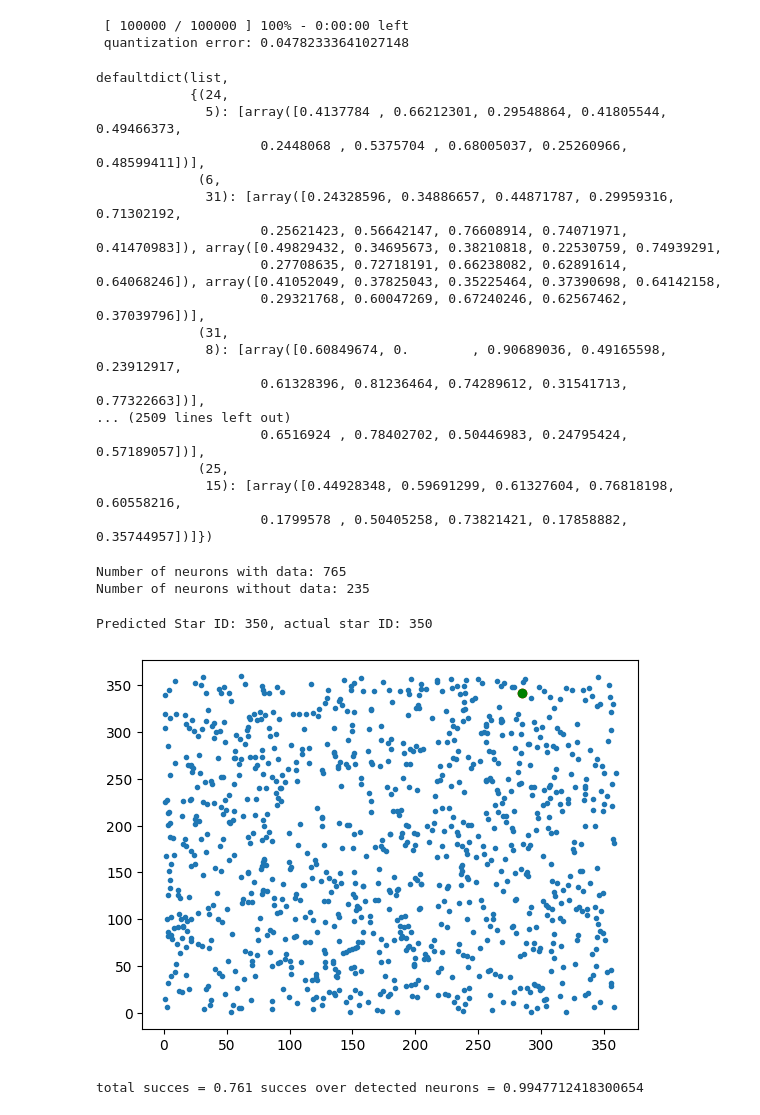
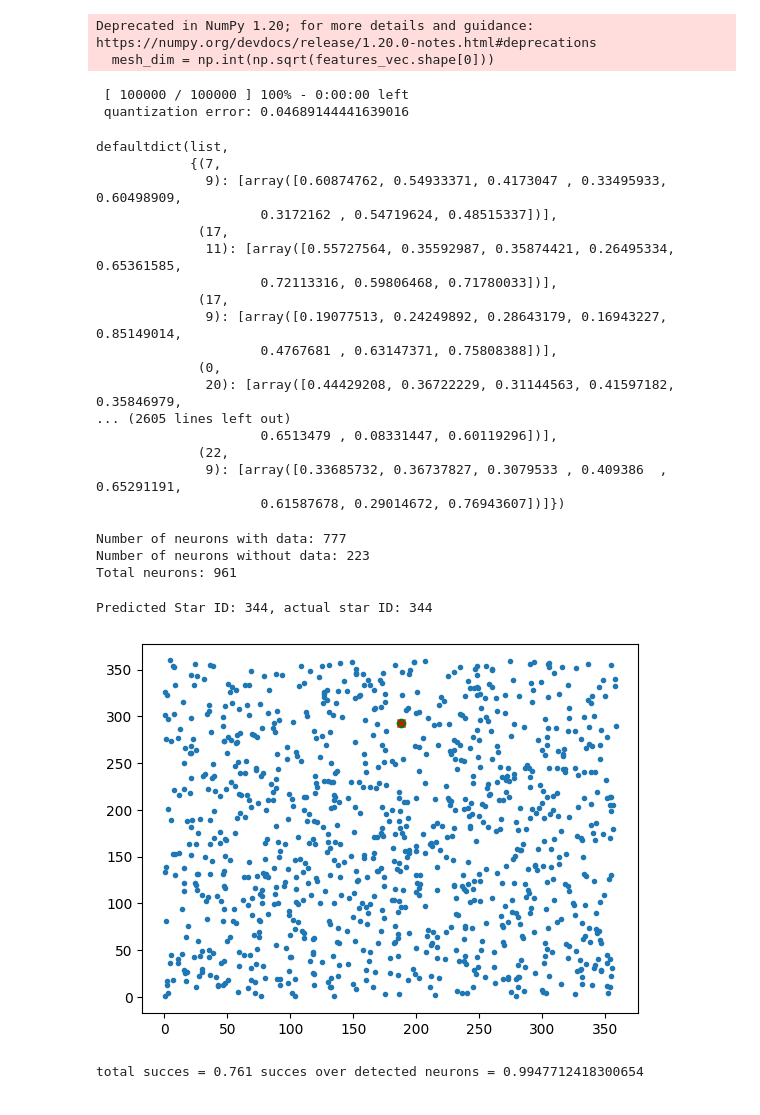
Before and after one commit to I-Zuniga/Event_Star_tracker, a Jupyter notebook: src/test.ipynb, the cells around one changed output. Drawn from its saved outputs; the diff is of its cells as text; code cells hidden in the pictures.

```diff
--- a/src/test.ipynb
+++ b/src/test.ipynb
@@ -66,8 +66,8 @@ for i in range(len(stars_data)):
 
         # Iter neighbor features
         # features = [ x2-x3, y2-y3, x2-x4, y2-y4, ..., x_m-x_n, y_m-y_n]
-        for k in range(1,n_of_neighbor+1-j):
-            features.append()
+        # for k in range(1,n_of_neighbor+1-j):
+        #     features.append()
 
 
     print("Number of features: ",len(features))
@@ -103,9 +103,9 @@ star_features_normalized = (star_features - star_features.min(axis=0)) / (star_f
 # Define the SOM parameters
 
 # Must be more neurons that points -> sqrt of data size to set the mesh: data < som_rows * som_cols
-mesh_dim = np.int8(np.sqrt(features_vec.shape[0]))
+mesh_dim = np.int(np.sqrt(features_vec.shape[0]))
 
-som_rows = mesh_dim + 1
+som_rows = mesh_dim
 som_columns = mesh_dim
 input_len = star_features.shape[1]
 
@@ -119,29 +119,31 @@ som.train_random(data=star_features_normalized, num_iteration=100000, verbose= T
 # Create a dictionary to store the star ID for each grid position
 star_ids = {tuple(map(int, pos)): star_id for pos, star_id in zip(som.win_map(star_features_normalized), range(1, len(star_features_normalized+1) ))}
 # %% [output]
- [ 100000 / 100000 ] 100% - 0:00:00 left
- quantization error: 0.04782333641027148
+Deprecated in NumPy 1.20; for more details and guidance: https://numpy.org/devdocs/release/1.20.0-notes.html#deprecations
+  mesh_dim = np.int(np.sqrt(features_vec.shape[0]))
+ [ 100000 / 100000 ] 100% - 0:00:00 left
+ quantization error: 0.04689144441639016
 # %%
 # Check which features correspond to which neurons
 som.win_map(star_features_normalized)
 # %% [output]
 defaultdict(list,
-            {(24,
-              5): [array([0.4137784 , 0.66212301, 0.29548864, 0.41805544, 0.49466373,
-                     0.2448068 , 0.5375704 , 0.68005037, 0.25260966, 0.48599411])],
-             (6,
-              31): [array([0.24328596, 0.34886657, 0.44871787, 0.29959316, 0.71302192,
-                     0.25621423, 0.56642147, 0.76608914, 0.74071971, 0.41470983]), array([0.49829432, 0.34695673, 0.38210818, 0.22530759, 0.74939291,
-                     0.27708635, 0.72718191, 0.66238082, 0.62891614, 0.64068246]), array([0.41052049, 0.37825043, 0.35225464, 0.37390698, 0.64142158,
-                     0.29321768, 0.60047269, 0.67240246, 0.62567462, 0.37039796])],
-             (31,
-              8): [array([0.60849674, 0.        , 0.90689036, 0.49165598, 0.23912917,
-                     0.61328396, 0.81236464, 0.74289612, 0.31541713, 0.77322663])],
-... (2509 lines left out)
-                     0.6516924 , 0.78402702, 0.50446983, 0.24795424, 0.57189057])],
-             (25,
-              15): [array([0.44928348, 0.59691299, 0.61327604, 0.76818198, 0.60558216,
-                     0.1799578 , 0.50405258, 0.73821421, 0.17858882, 0.35744957])]})
+            {(7,
+              9): [array([0.60874762, 0.54933371, 0.4173047 , 0.33495933, 0.60498909,
+                     0.3172162 , 0.54719624, 0.48515337])],
+             (17,
+              11): [array([0.55727564, 0.35592987, 0.35874421, 0.26495334, 0.65361585,
+                     0.72113316, 0.59806468, 0.71780033])],
+             (17,
+              9): [array([0.19077513, 0.24249892, 0.28643179, 0.16943227, 0.85149014,
+                     0.4767681 , 0.63147371, 0.75808388])],
+             (0,
+              20): [array([0.44429208, 0.36722229, 0.31144563, 0.41597182, 0.35846979,
+... (2605 lines left out)
+                     0.6513479 , 0.08331447, 0.60119296])],
+             (22,
+              9): [array([0.33685732, 0.36737827, 0.3079533 , 0.409386  , 0.65291191,
+                     0.61587678, 0.29014672, 0.76943607])]})
 # %%
 # Check that neurons correspond to a star, the rest of the neurons don't have any star ID set,
 #  this also imply that there are some neurons with more than one star parameters stored
@@ -154,37 +156,39 @@ for i in range(len(star_features_normalized)):
     star_dict[som.winner(star_features_normalized[i])] = i+1
 
 print("Number of neurons without data:", len(star_features_normalized)-len(star_dict))
+print("Total neurons:", som_columns*som_rows)
 # %% [output]
-Number of neurons with data: 765
-Number of neurons without data: 235
+Number of neurons with data: 777
+Number of neurons without data: 223
+Total neurons: 961
 # %%
 # Define a function to predict the star ID for a given feature vector
 def predict_star_id(feature_vector, dictionary):
     normalized_feature = (feature_vector - star_features.min(axis=0)) / (star_features.max(axis=0) - star_features.min(axis=0))
     winner = som.winner(normalized_feature)
     if winner in dictionary:
         return dictionary[winner]
     else:
         return 0
 # Test the prediction for a sample feature vector
 random_id = np.random.randint(1,features_vec.shape[0])
 sample_feature_vector = features_vec[random_id-1]
 
 random_noise = np.random.normal(loc=0, scale=1.0, size=features_vec.shape[1])
 sample_feature_vector = sample_feature_vector - random_noise
 
 predicted_star_id = predict_star_id(sample_feature_vector,star_dict)
 
 print(f"Predicted Star ID: {predicted_star_id}, actual star ID: {random_id}")
 
 plt.figure()
 plt.plot(x,y,'.')
-plt.plot(stars_data[predicted_star_id][0],stars_data[predicted_star_id][1],'or')
 plt.plot(stars_data[random_id][0],stars_data[random_id][1],'og')
+plt.plot(stars_data[predicted_star_id][0],stars_data[predicted_star_id][1],'xr')
 plt.show()
 # %% [output]
-Predicted Star ID: 350, actual star ID: 350
+Predicted Star ID: 344, actual star ID: 344
-[figure, old version]
+[figure, new version]
 # %%
 cont = 0
 for i in range(features_vec.shape[0]):
```
Also changed, not shown: parts of 2 cells of this notebook, 1 other file.
